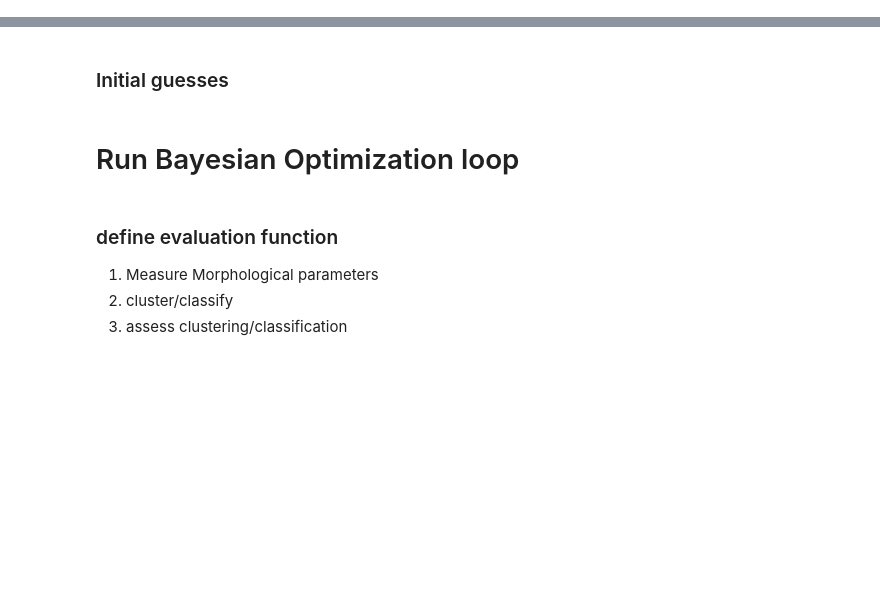
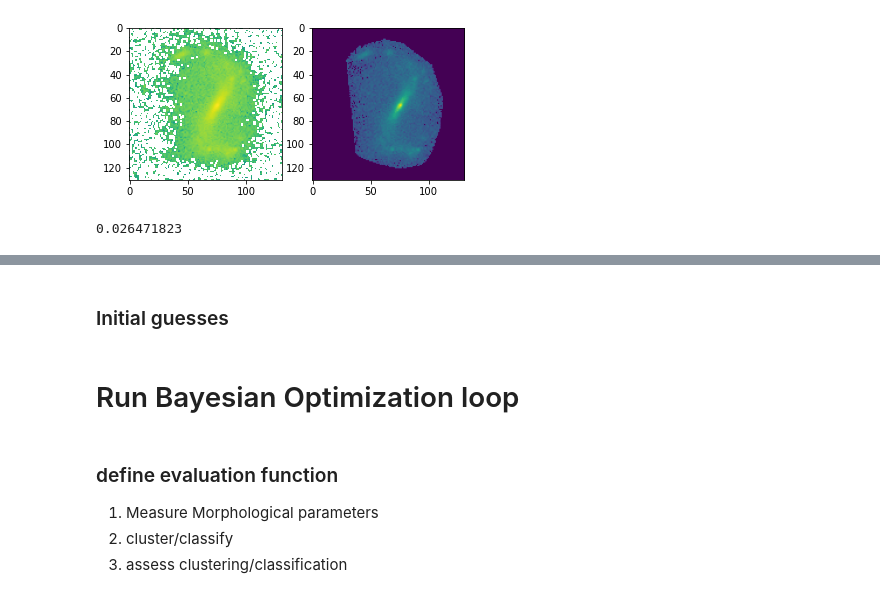
Before and after one commit to Hoseung/astroBF, a Jupyter notebook: notebooks/TMO_param_constraint.ipynb, the cells around one changed output, grey strips where cells are left out. Cells and saved outputs as stored; diff of their text form; code cells hidden in the pictures; blank space fills up the shorter version.

```diff
--- a/notebooks/TMO_param_constraint.ipynb
+++ b/notebooks/TMO_param_constraint.ipynb
@@ -16,3 +69,25 @@ import statmorph
+# %%
+tmo_params = {'b': 1., 'c': 23.0, 'dl': 10.2833053525731244, 'dh': 1002.949584662550268}
+
+img, mask, weight = test['data']
+masked = img.copy()
+masked[~mask.astype(bool)] = np.nan
+
+tonemapped = Mantiuk_Seidel(masked, **tmo_params)
+
+fig, axs = plt.subplots(1,2)
+axs[0].imshow(np.log10(img))
+axs[1].imshow(tonemapped)
+plt.show()
+#morph = statmorph.source_morphology(tonemapped, mask, weightmap=weight, sersic_maxiter=0)[0]
+#image_diagnostics.make_figure(morph, nrows=3,
+#                                savefig=f"stat_morph_diagnostics_{i}.png", img_org=None)
+# %% [output]
+[figure, added]
+# %%
+tonemapped.max()
+# %% [output]
+0.026471823
 # %%
 import torch
 import math
```
Also changed, not shown: parts of 11 cells of this notebook.
